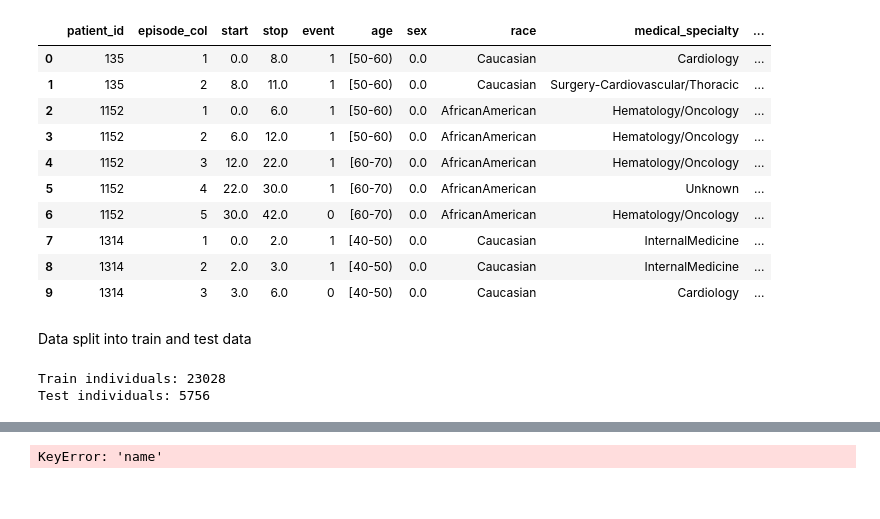
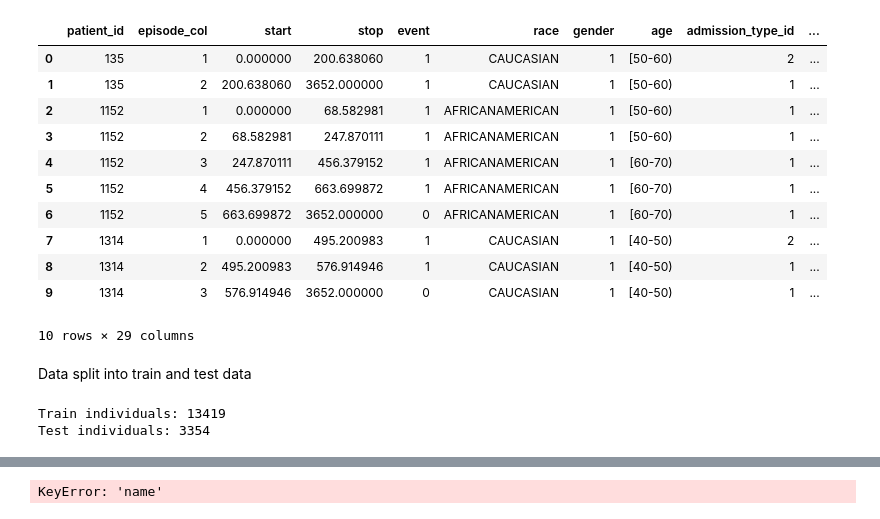
Before and after one commit to DKoleda6/recurrent_event, a Jupyter notebook: exp_common_diabetic.ipynb, the cells around one changed output, grey strips where cells are left out. Saved outputs shown, nothing was run; the diff lists cells and outputs as text; code cells hidden in the pictures.

Commit message:
added diabetic datasets (diff censoring), and partially updated the exp_common_diabetic

```diff
--- a/exp_common_diabetic.ipynb
+++ b/exp_common_diabetic.ipynb
@@ -43,16 +43,16 @@ memory usage: 38.8+ MB
 # %%
-processor = DP("data/diabetic_data.csv")
+processor = DP("data/diabetic_data_1.csv")
 cox_df = processor.load_and_prepare()
-cox_df["medical_specialty"] = cox_df["medical_specialty"].replace("?", "Unknown")
 
-# Оставляем только пациентов с событием (повторной госпитализацией)
-patients_with_readmission = cox_df.groupby("patient_id")["event"].max()
-patients_with_readmission = patients_with_readmission[patients_with_readmission == 1].index
+cox_df['race'] = cox_df['race'].str.strip('').str.upper()
+cox_df['gender'] = cox_df['gender'].str.strip().str.upper()
+sex_mapping = {
+    'MALE': 0,
+    'FEMALE': 1
+}
+cox_df['gender'] = cox_df['gender'].map(sex_mapping)
 
-# Финальная отфильтрованная таблица
-cox_df_filtered = cox_df[cox_df["patient_id"].isin(patients_with_readmission)].copy()
-cox_df_filtered = cox_df_filtered.reset_index(drop=True)
-cox_df_filtered.head()
-cox_df_filtered.info()
+cox_df.head()
+cox_df.info()
 # %% [output]
 <class 'pandas.core.frame.DataFrame'>
@@ -87,8 +102,8 @@ features_for_rfm = ["curr_dur_hosp"]
 operations = ["min", "max", "mean"]
 
 rfm = RFMFeatures(id_col="patient_id", episode_col="episode_col")
-cox_df_filtered = rfm.create(
-    df=cox_df_filtered,
+cox_df_RFM = rfm.create(
+    df=cox_df,
     history_features=features_for_rfm,
     operations=operations
 )
@@ -115,22 +130,23 @@ memory usage: 7.3+ MB
 # %%
-cox_df_filtered.head(10)
+cox_df_RFM.head(10)
 # %% [output]
-|  | patient_id | episode_col | start | stop | event | age | sex | race | medical_specialty | ... |
-| 0 | 135 | 1 | 0.0 | 8.0 | 1 | [50-60) | 0.0 | Caucasian | Cardiology | ... |
-| 1 | 135 | 2 | 8.0 | 11.0 | 1 | [50-60) | 0.0 | Caucasian | Surgery-Cardiovascular/Thoracic | ... |
-| 2 | 1152 | 1 | 0.0 | 6.0 | 1 | [50-60) | 0.0 | AfricanAmerican | Hematology/Oncology | ... |
-| 3 | 1152 | 2 | 6.0 | 12.0 | 1 | [50-60) | 0.0 | AfricanAmerican | Hematology/Oncology | ... |
-| 4 | 1152 | 3 | 12.0 | 22.0 | 1 | [60-70) | 0.0 | AfricanAmerican | Hematology/Oncology | ... |
-| 5 | 1152 | 4 | 22.0 | 30.0 | 1 | [60-70) | 0.0 | AfricanAmerican | Unknown | ... |
-| 6 | 1152 | 5 | 30.0 | 42.0 | 0 | [60-70) | 0.0 | AfricanAmerican | Hematology/Oncology | ... |
-| 7 | 1314 | 1 | 0.0 | 2.0 | 1 | [40-50) | 0.0 | Caucasian | InternalMedicine | ... |
-| 8 | 1314 | 2 | 2.0 | 3.0 | 1 | [40-50) | 0.0 | Caucasian | InternalMedicine | ... |
-| 9 | 1314 | 3 | 3.0 | 6.0 | 0 | [40-50) | 0.0 | Caucasian | Cardiology | ... |
+|  | patient_id | episode_col | start | stop | event | race | gender | age | admission_type_id | ... |
+| 0 | 135 | 1 | 0.000000 | 200.638060 | 1 | CAUCASIAN | 1 | [50-60) | 2 | ... |
+| 1 | 135 | 2 | 200.638060 | 3652.000000 | 1 | CAUCASIAN | 1 | [50-60) | 1 | ... |
+| 2 | 1152 | 1 | 0.000000 | 68.582981 | 1 | AFRICANAMERICAN | 1 | [50-60) | 1 | ... |
+| 3 | 1152 | 2 | 68.582981 | 247.870111 | 1 | AFRICANAMERICAN | 1 | [50-60) | 1 | ... |
+| 4 | 1152 | 3 | 247.870111 | 456.379152 | 1 | AFRICANAMERICAN | 1 | [60-70) | 1 | ... |
+| 5 | 1152 | 4 | 456.379152 | 663.699872 | 1 | AFRICANAMERICAN | 1 | [60-70) | 1 | ... |
+| 6 | 1152 | 5 | 663.699872 | 3652.000000 | 0 | AFRICANAMERICAN | 1 | [60-70) | 1 | ... |
+| 7 | 1314 | 1 | 0.000000 | 495.200983 | 1 | CAUCASIAN | 1 | [40-50) | 2 | ... |
+| 8 | 1314 | 2 | 495.200983 | 576.914946 | 1 | CAUCASIAN | 1 | [40-50) | 1 | ... |
+| 9 | 1314 | 3 | 576.914946 | 3652.000000 | 0 | CAUCASIAN | 1 | [40-50) | 1 | ... |
+10 rows × 29 columns
 # %% [markdown]
 Data split into train and test data
 # %%
 splitter = SurvivalSplitter(test_size=0.2)
-train_df, test_df = splitter.split_by_individual(cox_df_filtered, id_col="patient_id")
+train_df, test_df = splitter.split_by_individual(cox_df_RFM, id_col="patient_id")
 train_df = train_df.drop(columns=["curr_dur_hosp"])
 test_df = test_df.drop(columns=["curr_dur_hosp"])
 train_df["time"] = train_df["stop"] - train_df["start"]
@@ -139,7 +155,7 @@ test_df["time"] = test_df["stop"] - test_df["start"]
 print("Train individuals:", train_df["patient_id"].nunique())
 print("Test individuals:", test_df["patient_id"].nunique())
 # %% [output]
-Train individuals: 23028
-Test individuals: 5756
+Train individuals: 13419
+Test individuals: 3354
 # %%
 categorical_cols = [
```
Also changed, not shown: parts of 13 cells of this notebook, 7 other files.
